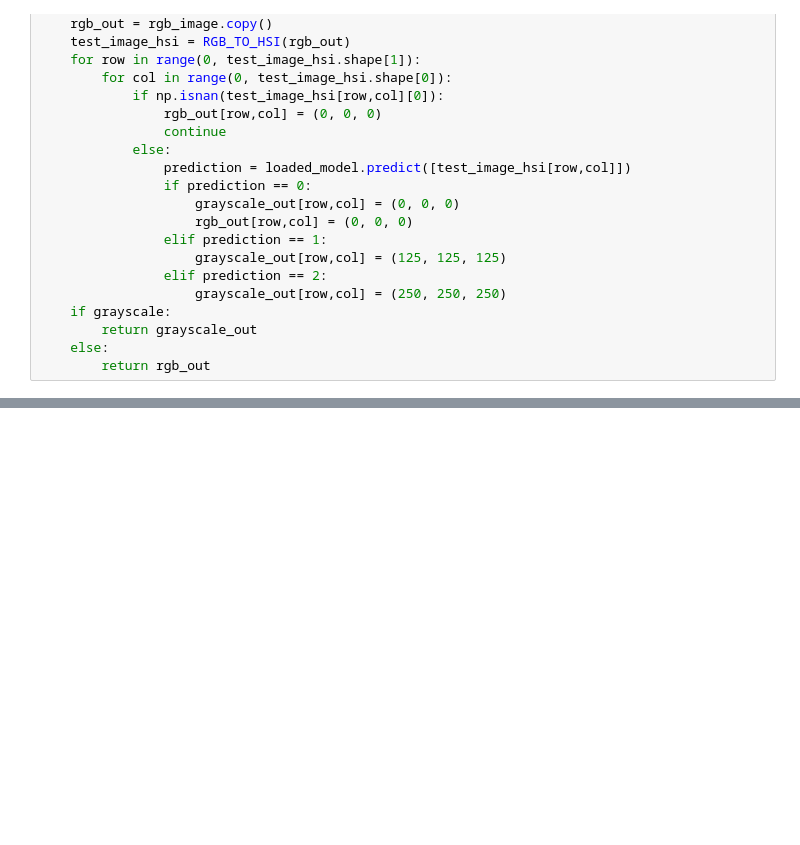
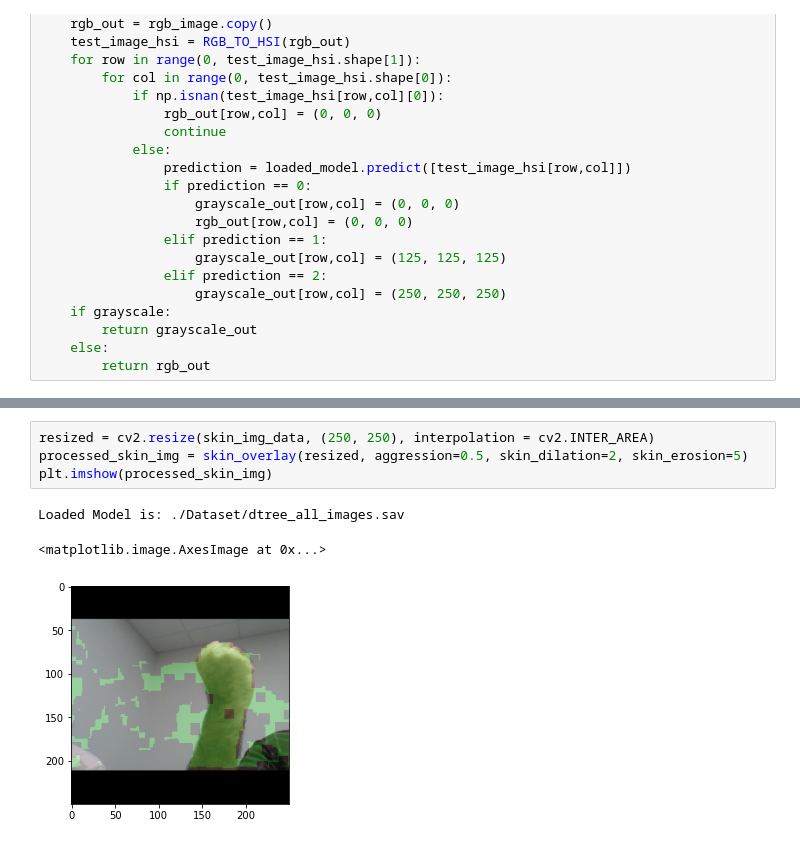
Before and after one commit to zachary-obrien/BurnEstimation, a Jupyter notebook: skin_segmentation_dtree.ipynb, the cells around one changed output, grey strips where cells are left out. Drawn from its saved outputs; the diff is of its cells as text; blank space fills up the shorter version.

```diff
--- a/skin_segmentation_dtree.ipynb
+++ b/skin_segmentation_dtree.ipynb
@@ -166,0 +186,8 @@ Loaded Model is: ./Dataset/dtree_all_images.sav
+# %%
+resized = cv2.resize(skin_img_data, (250, 250), interpolation = cv2.INTER_AREA)
+processed_skin_img = skin_overlay(resized, aggression=0.5, skin_dilation=2, skin_erosion=5)
+plt.imshow(processed_skin_img)
+# %% [output]
+Loaded Model is: ./Dataset/dtree_all_images.sav
+<matplotlib.image.AxesImage at 0x...>
+[figure, added]
```
Also changed, not shown: parts of 6 cells of this notebook, 2 other files.
